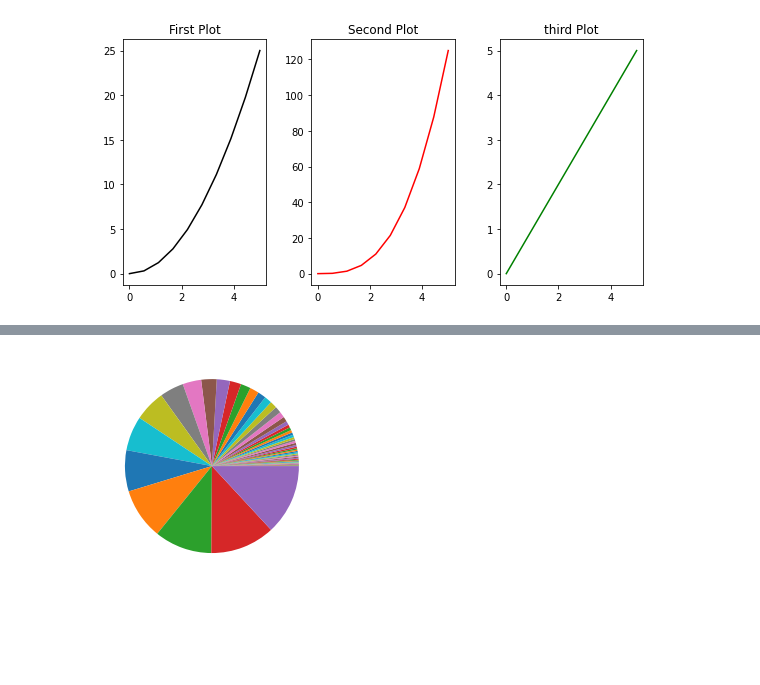
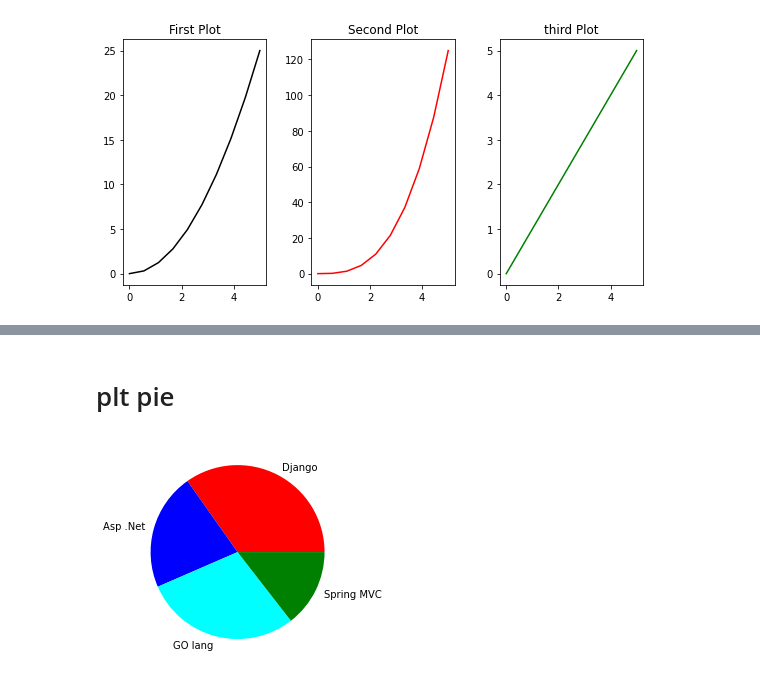
Before and after one commit to Abtinz/Machine-Learning-with-Python, a Jupyter notebook: Intro/Matplotlib/Matplotlib.ipynb, the cells around one changed output, grey strips where cells are left out. Saved outputs shown, nothing was run; the diff lists cells and outputs as text; code cells hidden in the pictures; blank space fills up the shorter version.

Commit message:
pie plot

```diff
--- a/Intro/Matplotlib/Matplotlib.ipynb
+++ b/Intro/Matplotlib/Matplotlib.ipynb
@@ -98,5 +60,9 @@ plt.bar(df.Year , df.Value , width = .5 , color = "red" , label = "Chine Gdp")
-# %%
-plt.pie(df.Value)
-plt.show()
-# %% [output]
-[figure, removed]
+# %% [markdown]
+# plt pie
+# %%
+label = ['Django' , 'Asp .Net' , 'GO lang' , 'Spring MVC']
+attenders_count = [120 , 75 , 100,50]
+colors_arr = ['r' , 'blue' , 'cyan' , 'green']
+plt.pie(attenders_count , labels = label , colors = colors_arr);
+# %% [output]
+[figure, added]
```
Also changed, not shown: parts of 7 cells of this notebook.
